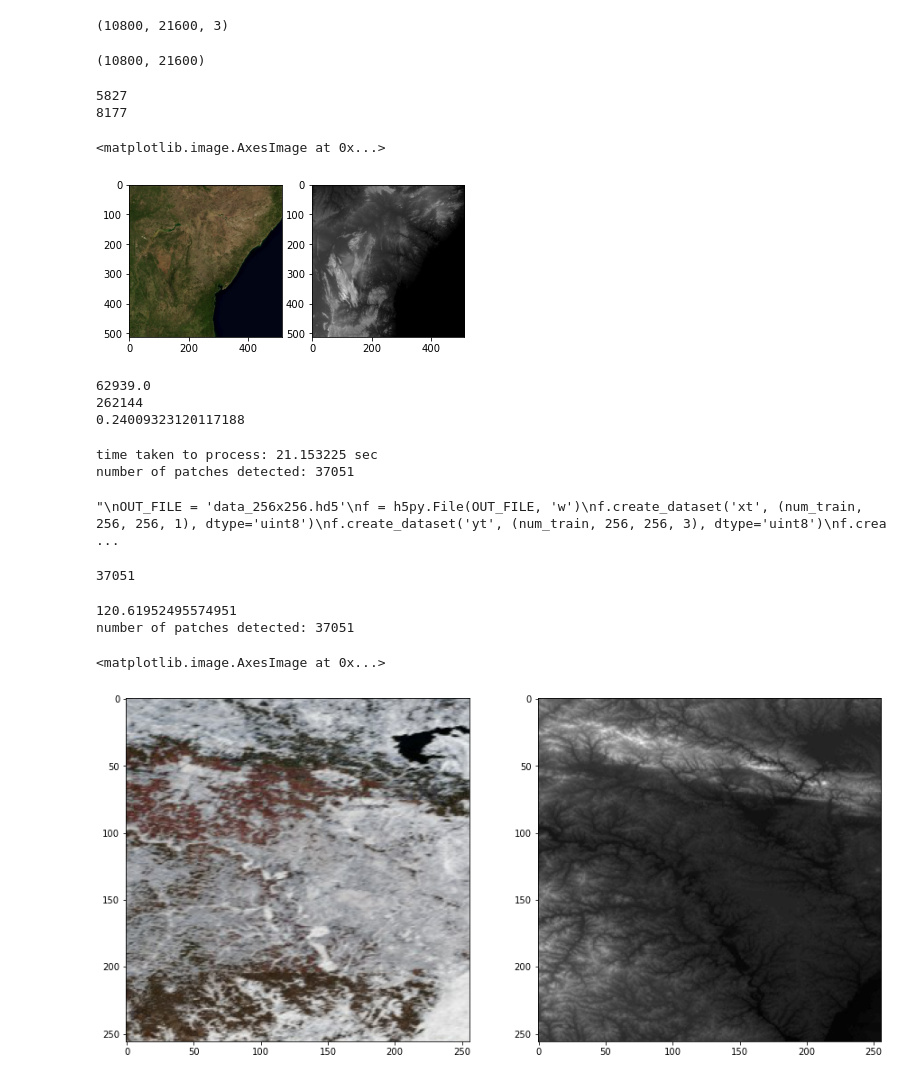
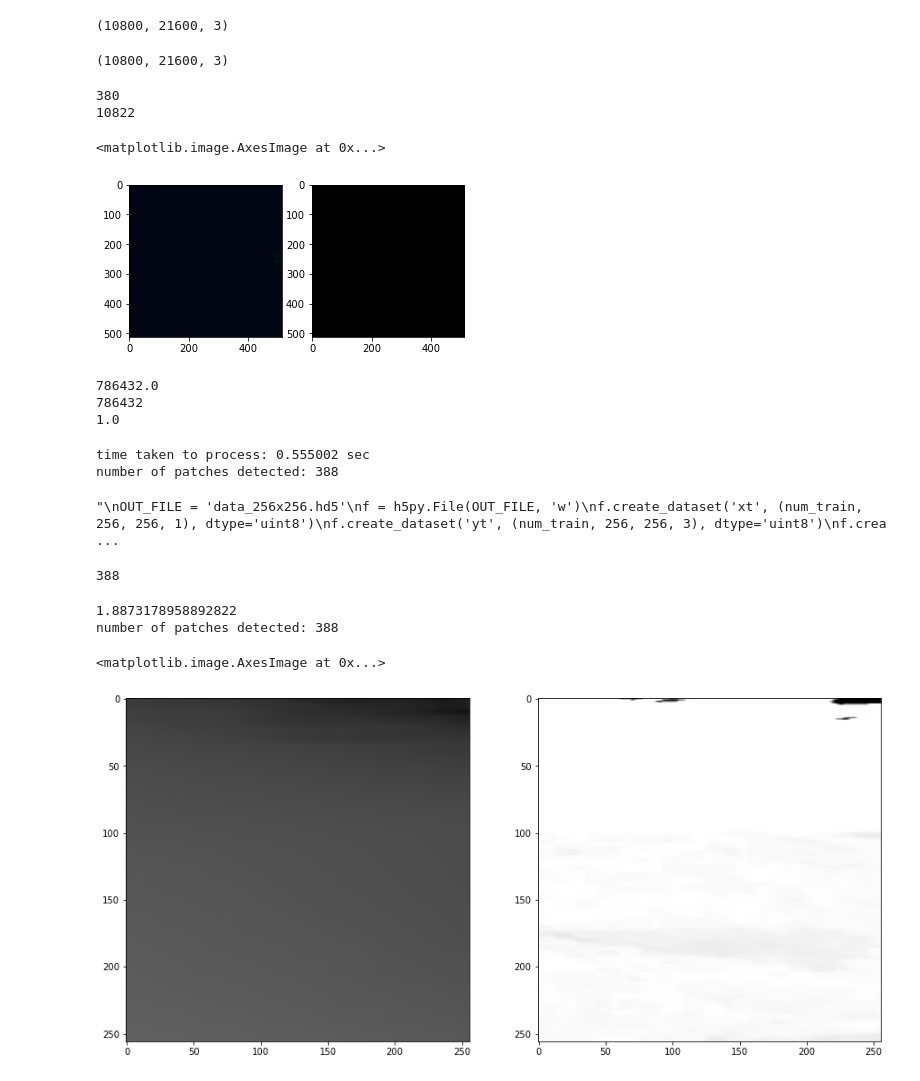
Before and after one commit to pawel0705/TerrainArtificialIntelligence, a Jupyter notebook: JupyterNotebooks/CropImages_TEST.ipynb, the cells around one changed output. Drawn from its saved outputs; the diff is of its cells as text; code cells hidden in the pictures.

```diff
--- a/JupyterNotebooks/CropImages_TEST.ipynb
+++ b/JupyterNotebooks/CropImages_TEST.ipynb
@@ -17,10 +17,10 @@ print(texture.shape)
 # %% [output]
 (10800, 21600, 3)
 # %%
-heightmap = imread("data/heightmap.3x21600x10800.jpg")
+heightmap = imread("data/heightmap.3x21600x10800JPG.jpg")
 print(heightmap.shape)
 # %% [output]
-(10800, 21600)
+(10800, 21600, 3)
 # %%
 # Test tresholding for heightmaps
 # %%
@@ -31,8 +31,8 @@ xoff = np.random.randint(0, heightmap.shape[1])
 print(yoff)
 print(xoff)
 # %% [output]
-5827
-8177
+380
+10822
 # %%
 #crop images
 
@@ -46,7 +46,7 @@ plt.subplot(1,2,2)
 plt.imshow(heightmap_crp, cmap="gray")
 # %% [output]
 <matplotlib.image.AxesImage at 0x...>
-[figure, old version]
+[figure, new version]
 # %%
 #show ratio of white to black
 crp_sum = (heightmap_crp==0).sum()*1.0
@@ -56,9 +56,9 @@ print(crp_size)
 black_ratio = crp_sum / float(crp_size)
 print(black_ratio)
 # %% [output]
-62939.0
-262144
-0.24009323120117188
+786432.0
+786432
+1.0
 # %%
 def comparator(heightmap_chunk):
     # returns True if we should keep the chunk, otherwise False to discard it
@@ -68,7 +68,7 @@ def comparator(heightmap_chunk):
         return False
     return True
 # %%
-def get_chunks(img, img2, crop_size=256, stride=1, max_n=None, debug=False, dry_run=False):
+def get_chunks(img, img2, crop_size=1000, stride=1, max_n=None, debug=False, dry_run=False):
     #img: texture map, img2: height map
     assert img.shape[0] == img2.shape[0] and img.shape[1] == img2.shape[1]
     ctr = 0
@@ -76,7 +76,7 @@ def get_chunks(img, img2, crop_size=256, stride=1, max_n=None, debug=False, dry_
     for y in range(0, img.shape[0], stride):
         for x in range(0, img.shape[1], stride):
             chunk = img[y:y+crop_size, x:x+crop_size] #texture
-            chunk2 = img2[y:y+crop_size,x:x+crop_size][:,:,np.newaxis] #heightmap
+            chunk2 = img2[y:y+crop_size,x:x+crop_size] #[:,:,np.newaxis] #heightmap
             if chunk.shape != (crop_size, crop_size, 3):
                 continue
             if not comparator(chunk2):
@@ -93,13 +93,13 @@ def get_chunks(img, img2, crop_size=256, stride=1, max_n=None, debug=False, dry_
 # %%
 t0 = time.time()
 ctr2 = 0
-for chunk in get_chunks(texture, heightmap, crop_size=256, stride=50, max_n=None):
+for chunk in get_chunks(texture, heightmap, crop_size=256, stride=500, max_n=None):
     ctr2 += 1
 print("time taken to process: %f sec" % (time.time()-t0))
 print("number of patches detected: %i" % ctr2)
 # %% [output]
-time taken to process: 21.153225 sec
-number of patches detected: 37051
+time taken to process: 0.555002 sec
+number of patches detected: 388
 # %%
 num_train = int(ctr2*0.9)
 num_valid = int(ctr2*0.1)
@@ -120,33 +120,34 @@ rnd_state.shuffle(idxs)
 
 print(ctr2)
 # %% [output]
-37051
+388
 # %%
-OUT_FILE = 'data_256x256.hd5'
-f.close()
+OUT_FILE = 'data_256x256.hdf5'
+
 f = h5py.File(OUT_FILE, 'w')
-f.create_dataset('textures', (ctr2, 256, 256, 3), dtype='uint8')
-f.create_dataset('heightmaps', (ctr2, 256, 256, 1), dtype='uint8')
+f.create_dataset('sketches', (ctr2, 256, 256, 3), dtype='uint8')
+#f.create_dataset('heightmaps', (ctr2, 256, 256, 1), dtype='uint8')
+f.create_dataset('heightmaps', (ctr2, 256, 256, 3), dtype='uint8')
 
 t0 = time.time()
 ctr3 = 0
-for chunk1, chunk2 in get_chunks(texture, heightmap, crop_size=256, stride=50, max_n=None):
-    f["textures"][idxs[ctr3]]=chunk1
-    f["heightmaps"][idxs[ctr3]]=chunk2
+for chunk1, chunk2 in get_chunks(texture, heightmap, crop_size=256, stride=500, max_n=None):
+    f["sketches"][idxs[ctr3]]=chunk2
+    f["heightmaps"][idxs[ctr3]]=chunk1
     ctr3 += 1
 
 print(time.time()-t0)
 print("number of patches detected:", ctr3)
 # %% [output]
-120.61952495574951
-number of patches detected: 37051
+1.8873178958892822
+number of patches detected: 388
 # %%
-idx = 10000
+idx = 100
 plt.figure(figsize=(15,15))
 plt.subplot(1,2,1)
-plt.imshow(f['textures'][idx]) #10000
+plt.imshow(f['sketches'][idx]) #10000
 plt.subplot(1,2,2)
 plt.imshow(f['heightmaps'][idx][0:,:,0],cmap="gray")
 # %% [output]
 <matplotlib.image.AxesImage at 0x...>
-[figure, old version]
+[figure, new version]
```
Also changed, not shown: parts of 1 cell of this notebook, 11 other files.
